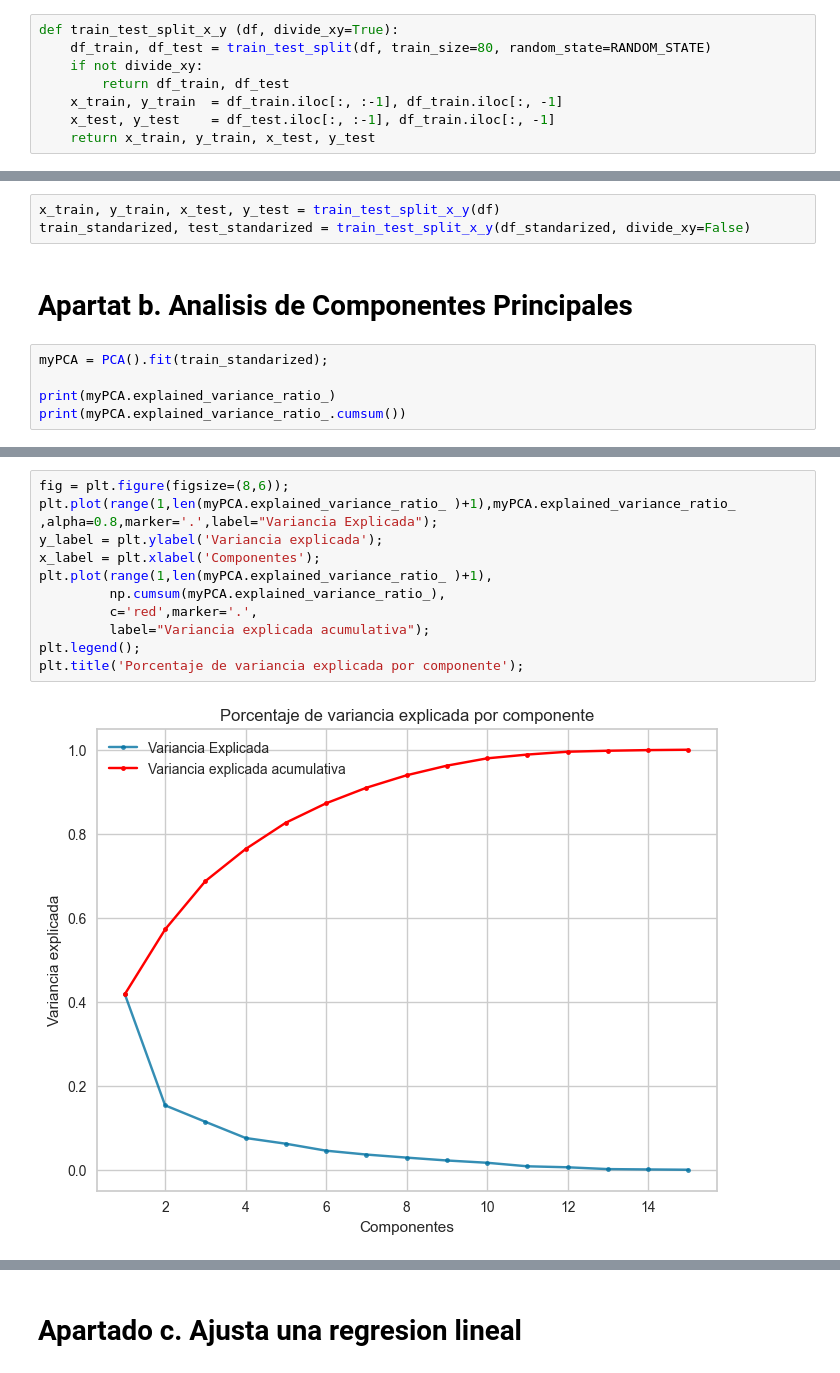
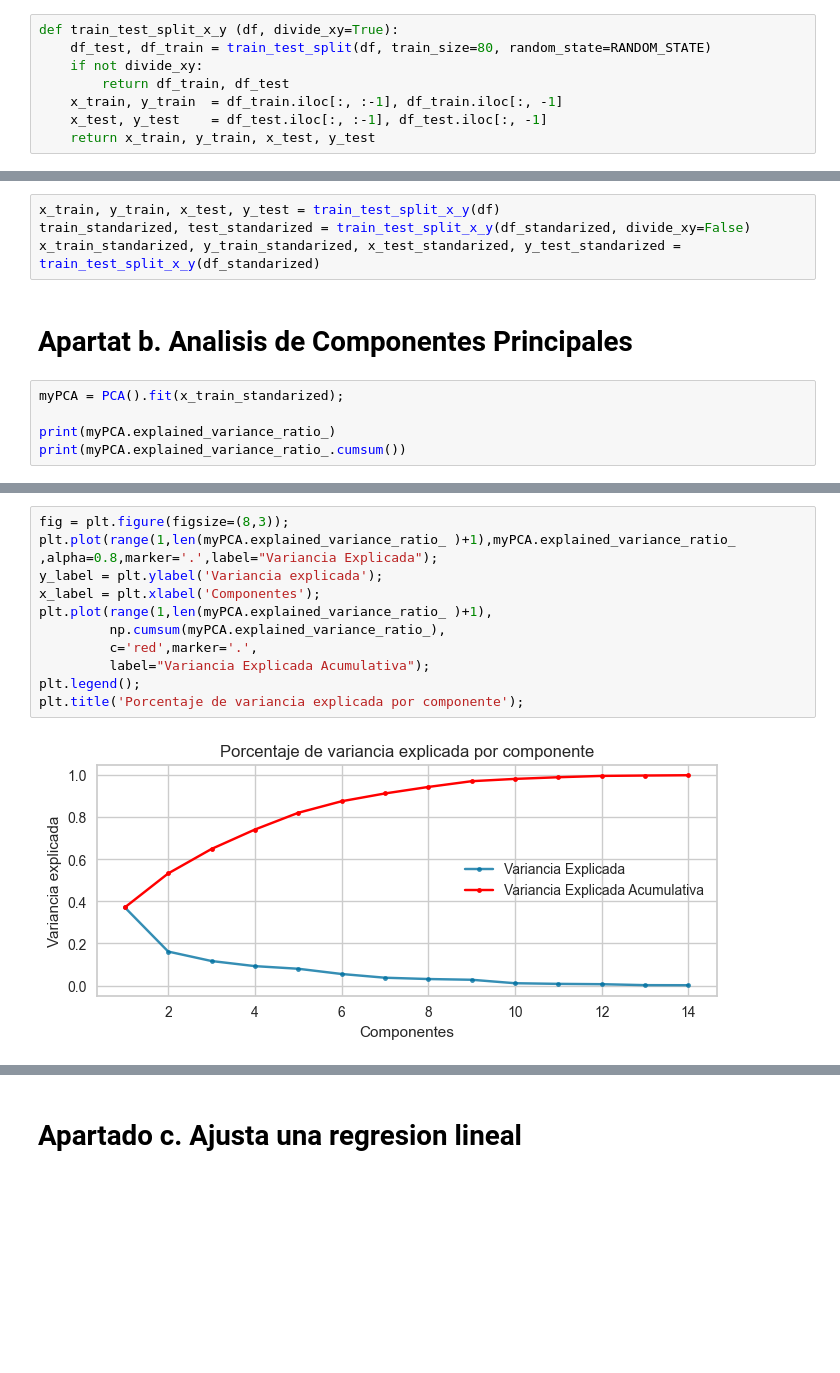
Before and after one commit to IFibla/Aprenentatge-Automatic, a Jupyter notebook: Problema 2/Individual-Barcelona motor del IBEX/main.ipynb, the cells around one changed output, grey strips where cells are left out. Cells and saved outputs as stored; diff of their text form; blank space fills up the shorter version.

```diff
--- a/Problema 2/Individual-Barcelona motor del IBEX/main.ipynb
+++ b/Problema 2/Individual-Barcelona motor del IBEX/main.ipynb
@@ -58,9 +62,9 @@ def generate_correlation_y (correlation_matrix):
     generate_matplotlib_bar(ibex_keys, ibex_values)
 # %%
 def train_test_split_x_y (df, divide_xy=True):
-    df_train, df_test = train_test_split(df, train_size=80, random_state=RANDOM_STATE)
+    df_test, df_train = train_test_split(df, train_size=80, random_state=RANDOM_STATE)
     if not divide_xy:
         return df_train, df_test
     x_train, y_train  = df_train.iloc[:, :-1], df_train.iloc[:, -1]
-    x_test, y_test    = df_test.iloc[:, :-1], df_train.iloc[:, -1]
+    x_test, y_test    = df_test.iloc[:, :-1], df_test.iloc[:, -1]
     return x_train, y_train, x_test, y_test
@@ -120,10 +120,11 @@ generate_correlation_y(correlation_matrix_standarized)
 # %%
 x_train, y_train, x_test, y_test = train_test_split_x_y(df)
 train_standarized, test_standarized = train_test_split_x_y(df_standarized, divide_xy=False)
+x_train_standarized, y_train_standarized, x_test_standarized, y_test_standarized = train_test_split_x_y(df_standarized)
 # %% [markdown]
 # Apartat b. Analisis de Componentes Principales
 # %%
-myPCA = PCA().fit(train_standarized);
+myPCA = PCA().fit(x_train_standarized);
 
 print(myPCA.explained_variance_ratio_)
 print(myPCA.explained_variance_ratio_.cumsum())
@@ -145,15 +146,15 @@ plt.title('Scree plot');
 # %%
-fig = plt.figure(figsize=(8,6));
+fig = plt.figure(figsize=(8,3));
 plt.plot(range(1,len(myPCA.explained_variance_ratio_ )+1),myPCA.explained_variance_ratio_ ,alpha=0.8,marker='.',label="Variancia Explicada");
 y_label = plt.ylabel('Variancia explicada');
 x_label = plt.xlabel('Componentes');
 plt.plot(range(1,len(myPCA.explained_variance_ratio_ )+1),
          np.cumsum(myPCA.explained_variance_ratio_),
          c='red',marker='.',
-         label="Variancia explicada acumulativa");
+         label="Variancia Explicada Acumulativa");
 plt.legend();
 plt.title('Porcentaje de variancia explicada por componente');
 # %% [output]
-[figure, old version]
+[figure, new version]
 # %%
 fig, ax = plt.subplots(figsize=(15,15))         # Sample figsize in inches
```
Also changed, not shown: parts of 26 cells of this notebook, 1 other file.
